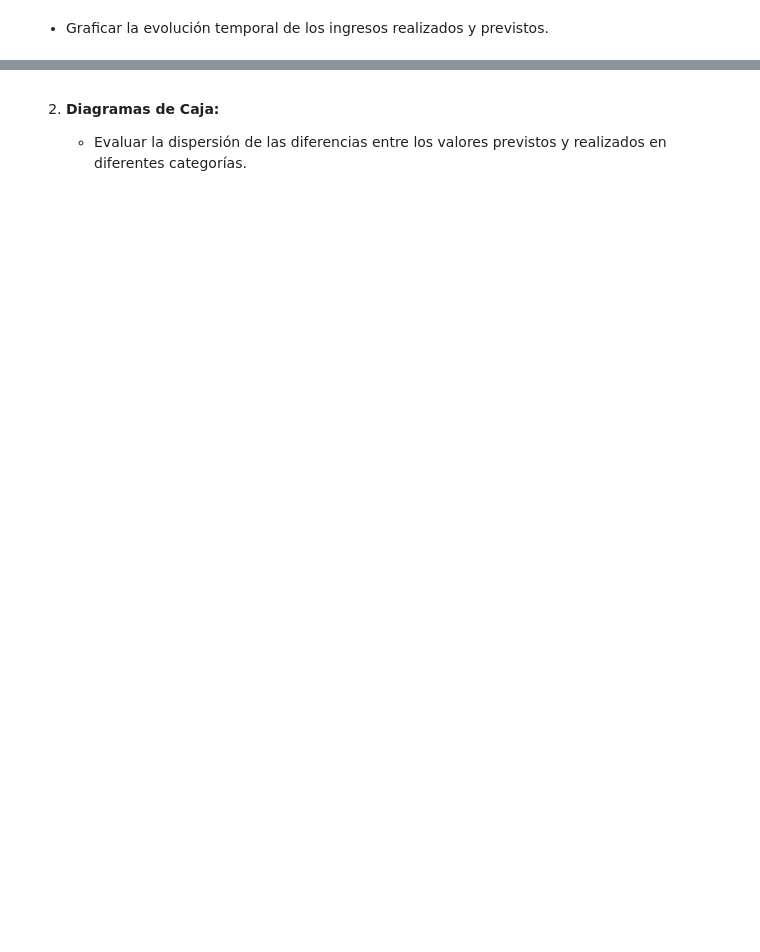
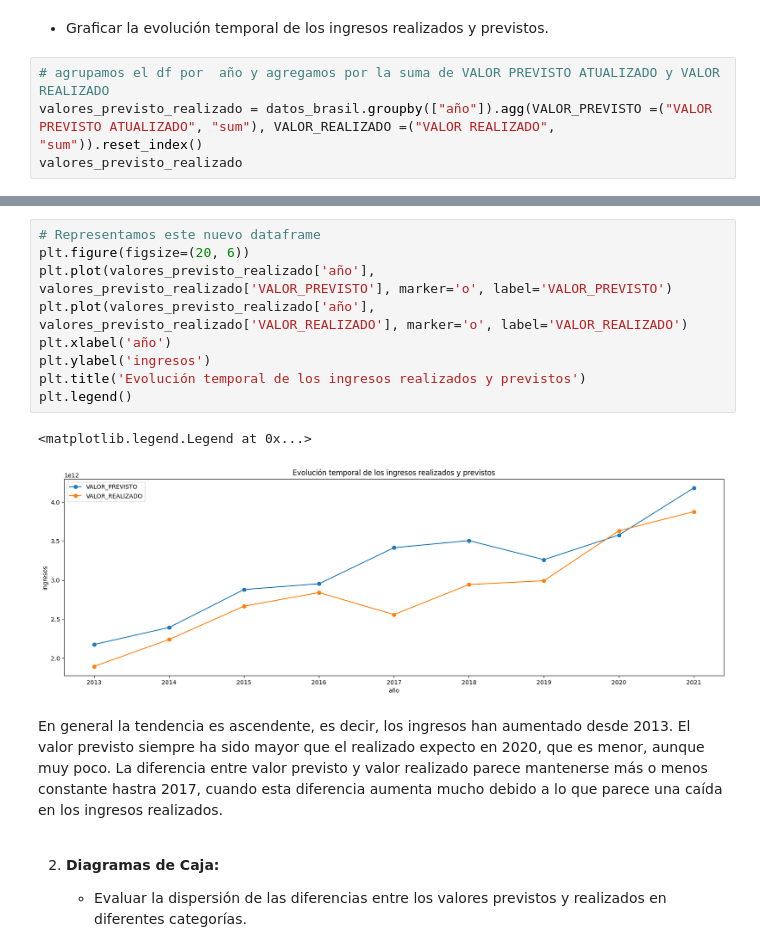
Before and after one commit to MartaM1206/Proyecto2-Insights-Brasil, a Jupyter notebook: Proyecto2.ipynb, the cells around one changed output, grey strips where cells are left out. Drawn from its saved outputs; the diff is of its cells as text; blank space fills up the shorter version.

```diff
--- a/Proyecto2.ipynb
+++ b/Proyecto2.ipynb
@@ -918,2 +984,6 @@ ValueError: Length of list vectors must match length of `data` when both are use
 # %% [markdown]
    - Graficar la evolución temporal de los ingresos realizados y previstos.
+# %%
+# agrupamos el df por  año y agregamos por la suma de VALOR PREVISTO ATUALIZADO y VALOR REALIZADO
+valores_previsto_realizado = datos_brasil.groupby(["año"]).agg(VALOR_PREVISTO =("VALOR PREVISTO ATUALIZADO", "sum"), VALOR_REALIZADO =("VALOR REALIZADO", "sum")).reset_index()
+valores_previsto_realizado
@@ -920,3 +1001,17 @@ ValueError: Length of list vectors must match length of `data` when both are use
+# %%
+# Representamos este nuevo dataframe
+plt.figure(figsize=(20, 6))
+plt.plot(valores_previsto_realizado['año'], valores_previsto_realizado['VALOR_PREVISTO'], marker='o', label='VALOR_PREVISTO')
+plt.plot(valores_previsto_realizado['año'], valores_previsto_realizado['VALOR_REALIZADO'], marker='o', label='VALOR_REALIZADO')
+plt.xlabel('año')
+plt.ylabel('ingresos')
+plt.title('Evolución temporal de los ingresos realizados y previstos')
+plt.legend()
+# %% [output]
+<matplotlib.legend.Legend at 0x...>
+[figure, added]
+# %% [markdown]
+En general la tendencia es ascendente, es decir, los ingresos han aumentado desde 2013. El valor previsto siempre ha sido mayor que el realizado expecto en 2020, que es menor, aunque muy poco. La diferencia entre valor previsto y valor realizado parece mantenerse más o menos constante hastra 2017, cuando esta diferencia aumenta mucho debido a lo que parece una caída en los ingresos realizados.
 # %% [markdown]
 2. **Diagramas de Caja:**
 
```
Also changed, not shown: parts of 13 cells of this notebook.
